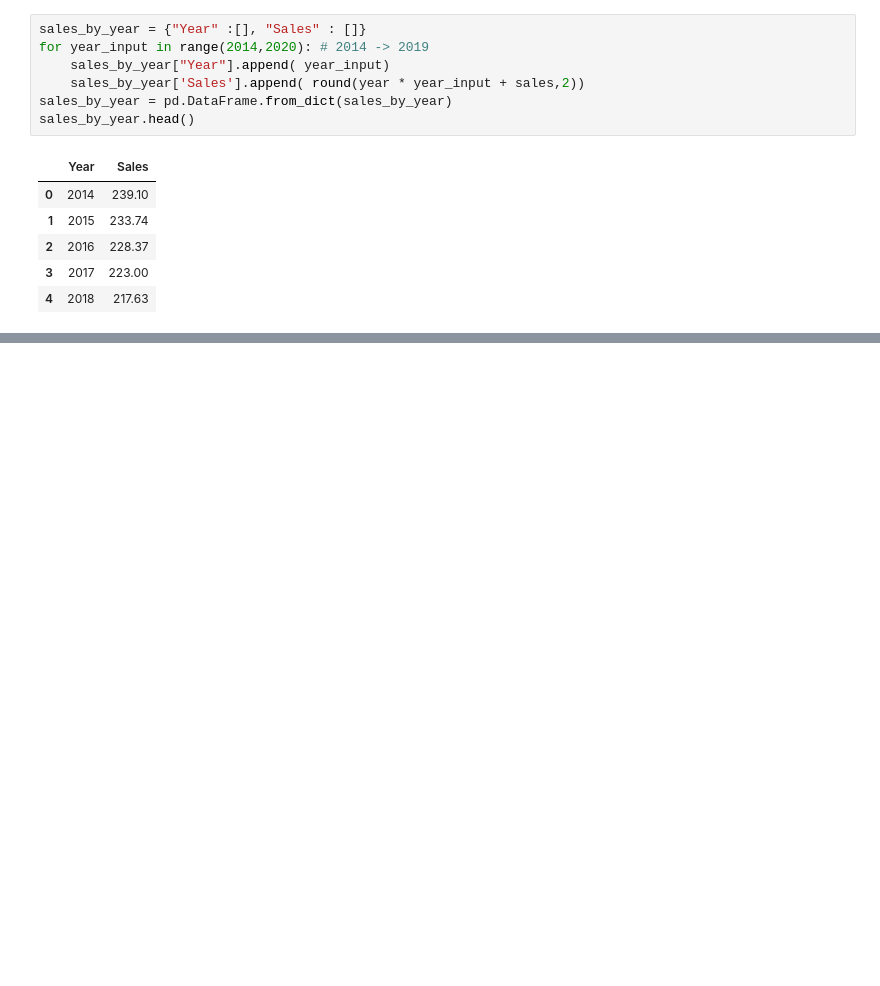
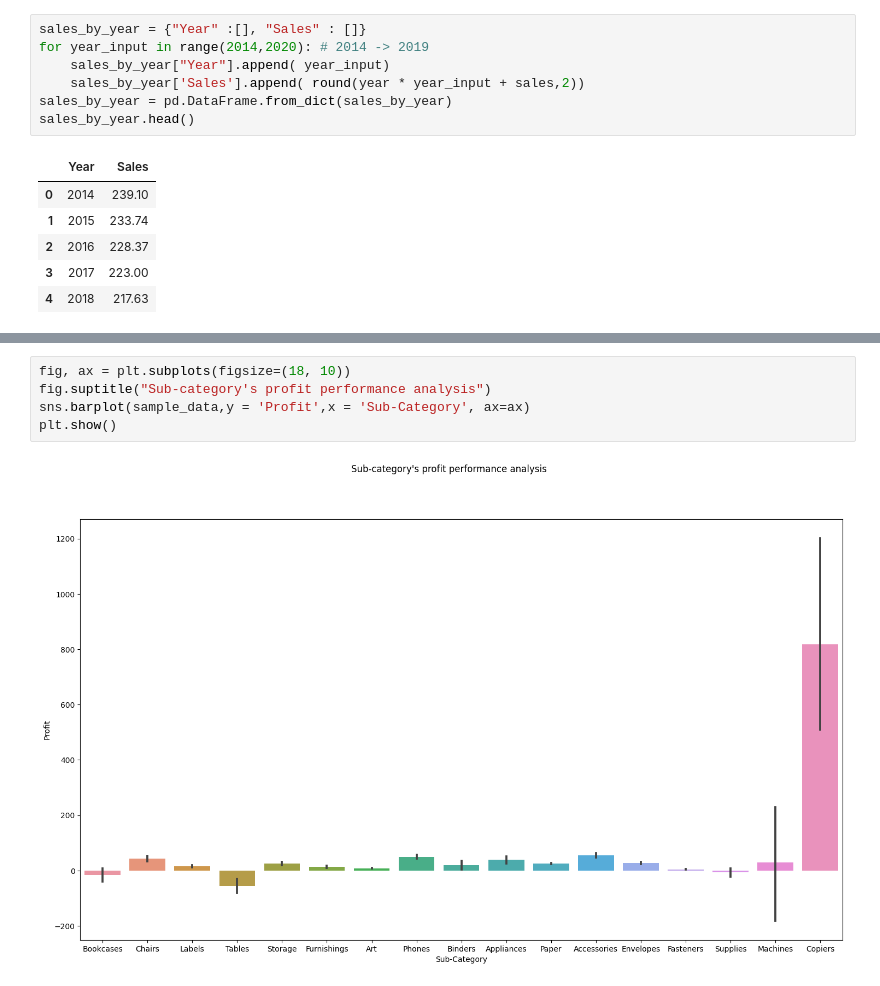
Before and after one commit to qungtai/Data_Analyst_Portfolio, a Jupyter notebook: Sample/sample_notebook.ipynb, the cells around one changed output, grey strips where cells are left out. Saved outputs shown, nothing was run; the diff lists cells and outputs as text; blank space fills up the shorter version.

```diff
--- a/Sample/sample_notebook.ipynb
+++ b/Sample/sample_notebook.ipynb
@@ -173,0 +171,7 @@ plt.show()
+# %%
+fig, ax = plt.subplots(figsize=(18, 10))
+fig.suptitle("Sub-category's profit performance analysis")
+sns.barplot(sample_data,y = 'Profit',x = 'Sub-Category', ax=ax)
+plt.show()
+# %% [output]
+[figure, added]
```
Also changed, not shown: parts of 29 cells of this notebook.
